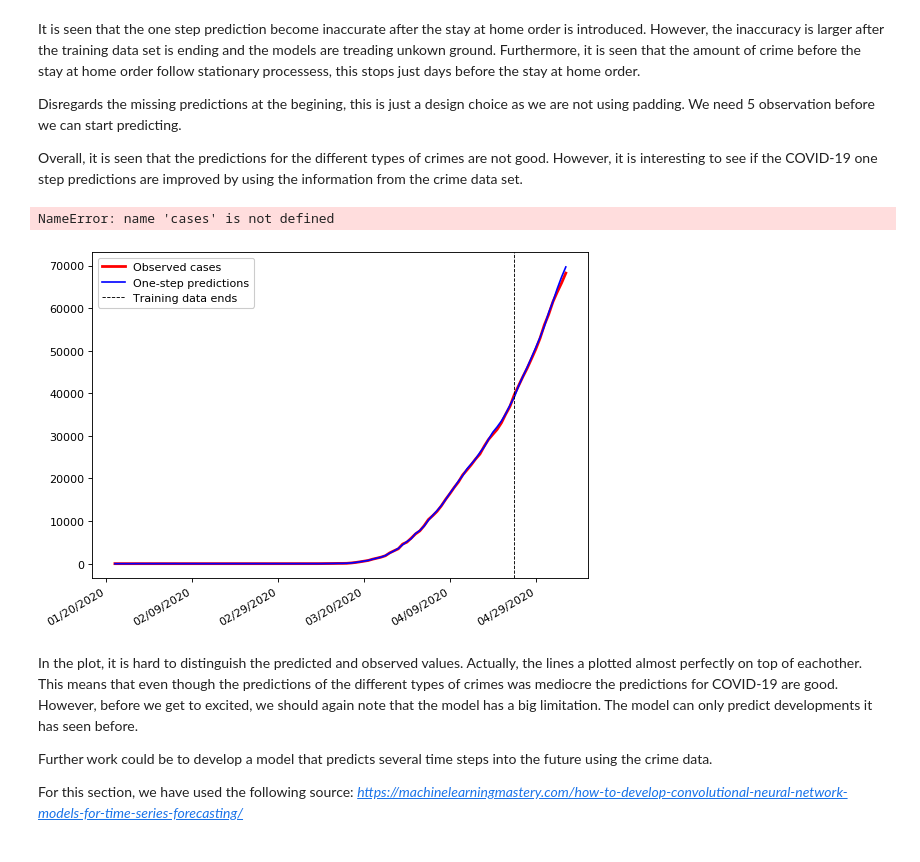
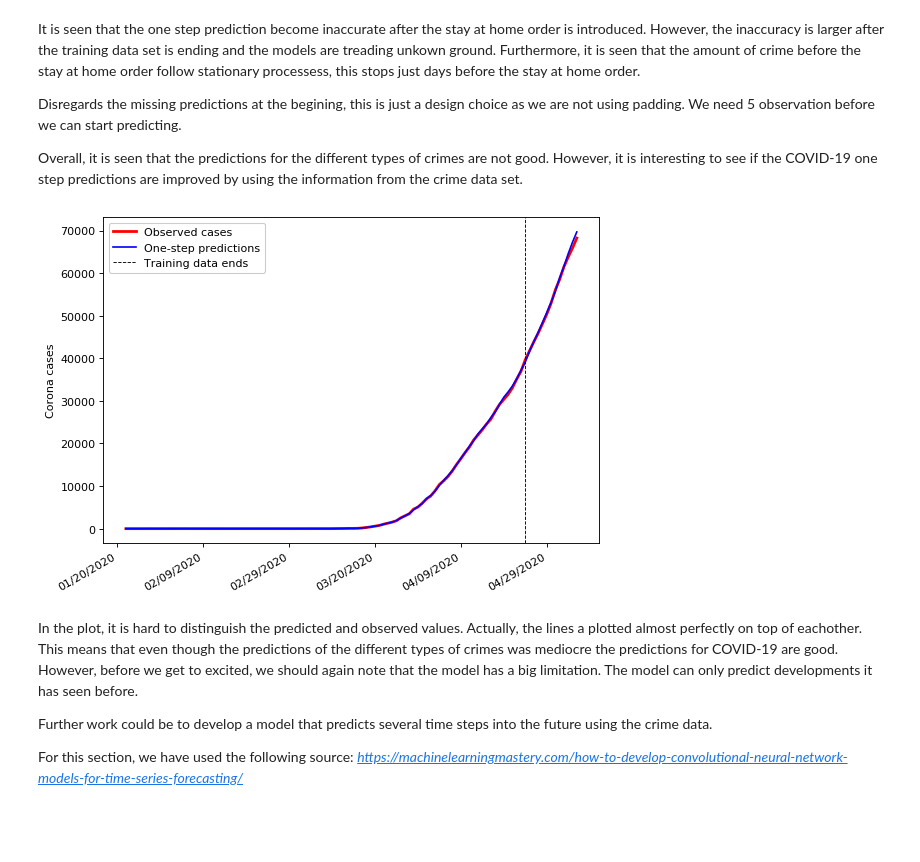
Before and after one commit to neeljansen/SocialDataAnalysisFinalProject, a Jupyter notebook: ExamProject2.ipynb, the cells around one changed output. Drawn from its saved outputs; the diff is of its cells as text; code cells hidden in the pictures.

```diff
--- a/ExamProject2.ipynb
+++ b/ExamProject2.ipynb
@@ -716,19 +700,19 @@ Disregards the missing predictions at the begining, this is just a design choice
 Overall, it is seen that the predictions for the different types of crimes are not good. However, it is interesting to see if the COVID-19 one step predictions are improved by using the information from the crime data set.
 # %%
 i=4
+cases = list(["BATTERY","DECEPTIVE PRACTICE","NARCOTICS","THEFT","Corona cases"])
 plt.figure(figsize=(8, 6), dpi= 80, facecolor='w', edgecolor='k')
 plt.gca().xaxis.set_major_formatter(mdates.DateFormatter('%m/%d/%Y'))
 plt.gca().xaxis.set_major_locator(mdates.DayLocator(interval=20))
 plt.plot(mergedat.Date,ys[:,i],linewidth=2.5, color='red',label="Observed cases")
 plt.plot(mergedat.Date,plotdata_yhat[:,i],linewidth=1.5, color='blue',label="One-step predictions")
 plt.axvline(x=pd.to_datetime(cordat.Date[start-1]),color="black",linewidth=0.8,label="Training data ends", linestyle='dashed')
 plt.gcf().autofmt_xdate()
 plt.legend(framealpha=1, frameon=True)
 plt.ylabel(cases[i])
 plt.show()
 # %% [output]
-NameError: name 'cases' is not defined
-[figure, old version]
+[figure, new version]
 # %% [markdown]
 In the plot, it is hard to distinguish the predicted and observed values. Actually, the lines a plotted almost perfectly on top of eachother. This means that even though the predictions of the different types of crimes was mediocre the predictions for COVID-19 are good. However, before we get to excited, we should again note that the model has a big limitation. The model can only predict developments it has seen before.
 
```
Also changed, not shown: parts of 1 cell of this notebook, 1 other file.
